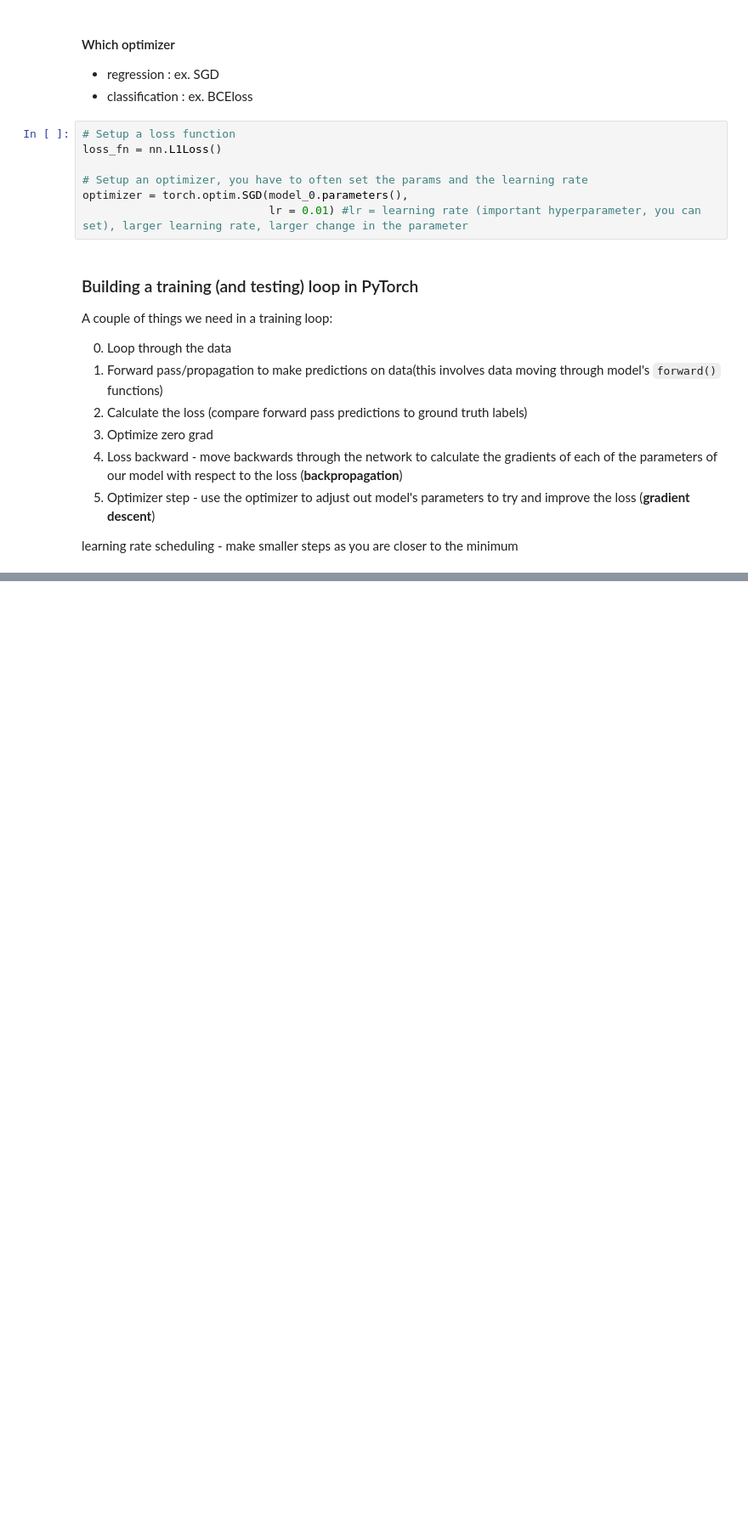
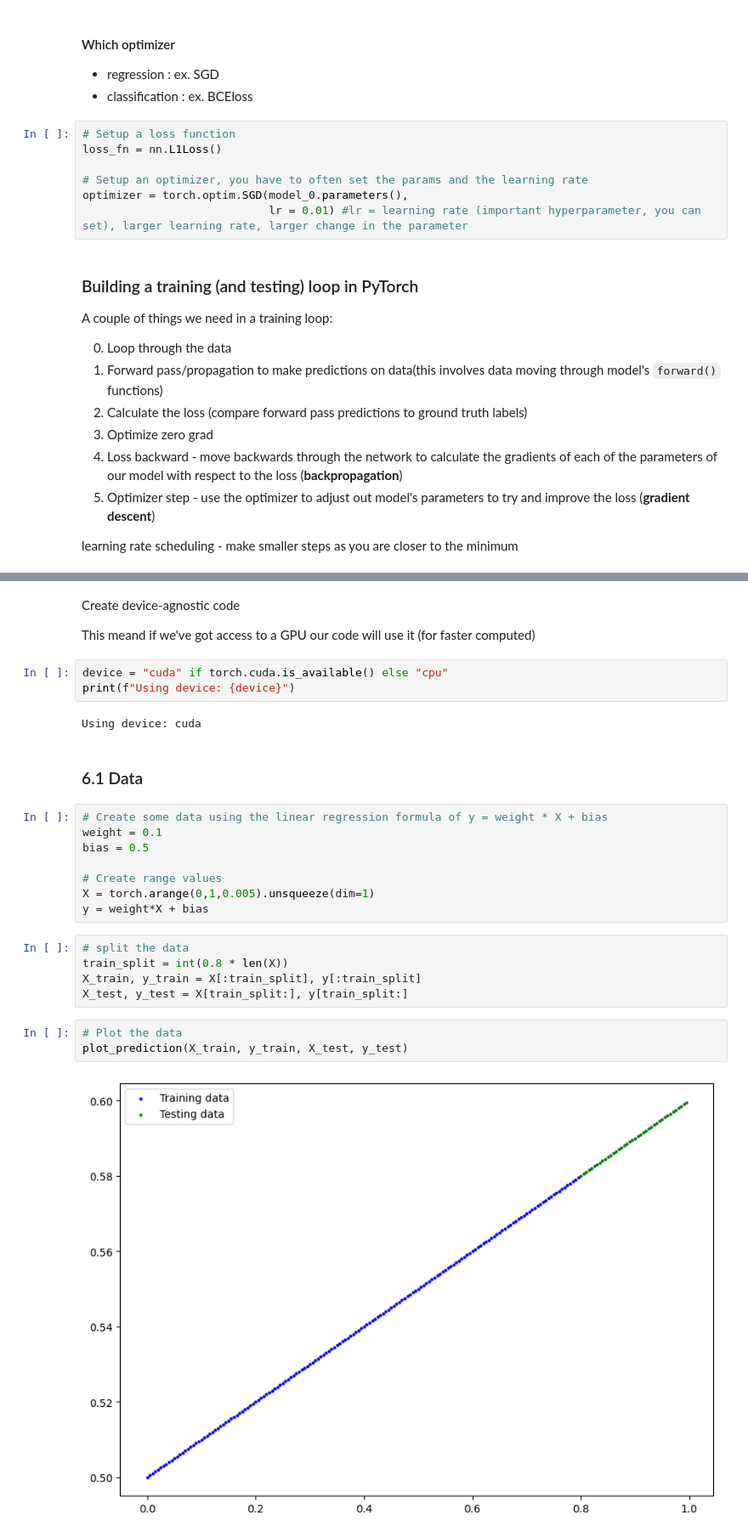
Before and after one commit to markoMedved/Basketball-recognition, a Jupyter notebook: pytorch_basics/01_pytorch_workflow.ipynb, the cells around one changed output, grey strips where cells are left out. Shown: that part at 85% size. Saved outputs shown, nothing was run; the diff lists cells and outputs as text; blank space fills up the shorter version.

```diff
--- a/pytorch_basics/01_pytorch_workflow.ipynb
+++ b/pytorch_basics/01_pytorch_workflow.ipynb
@@ -354,0 +445,29 @@ plot_prediction(X_train, y_train, X_test, y_test, y_preds_new)
+# %% [markdown]
+Create device-agnostic code
+
+This meand if we've got access to a GPU our code will use it (for faster computed)
+# %%
+device = "cuda" if torch.cuda.is_available() else "cpu"
+print(f"Using device: {device}")
+# %% [output]
+Using device: cuda
+# %% [markdown]
+### 6.1 Data
+# %%
+# Create some data using the linear regression formula of y = weight * X + bias
+weight = 0.1
+bias = 0.5
+
+# Create range values
+X = torch.arange(0,1,0.005).unsqueeze(dim=1)
+y = weight*X + bias
+# %%
+# split the data
+train_split = int(0.8 * len(X))
+X_train, y_train = X[:train_split], y[:train_split]
+X_test, y_test = X[train_split:], y[train_split:]
+# %%
+# Plot the data
+plot_prediction(X_train, y_train, X_test, y_test)
+# %% [output]
+[figure, added]
```
Also changed, not shown: parts of 32 cells of this notebook, 3 other files.
